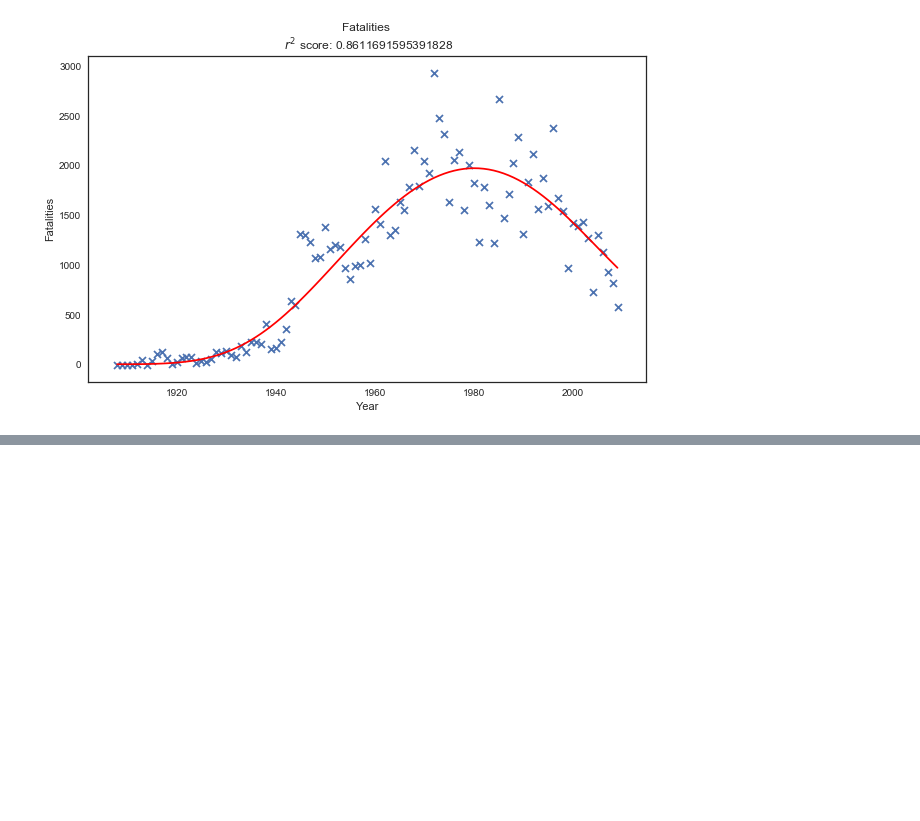
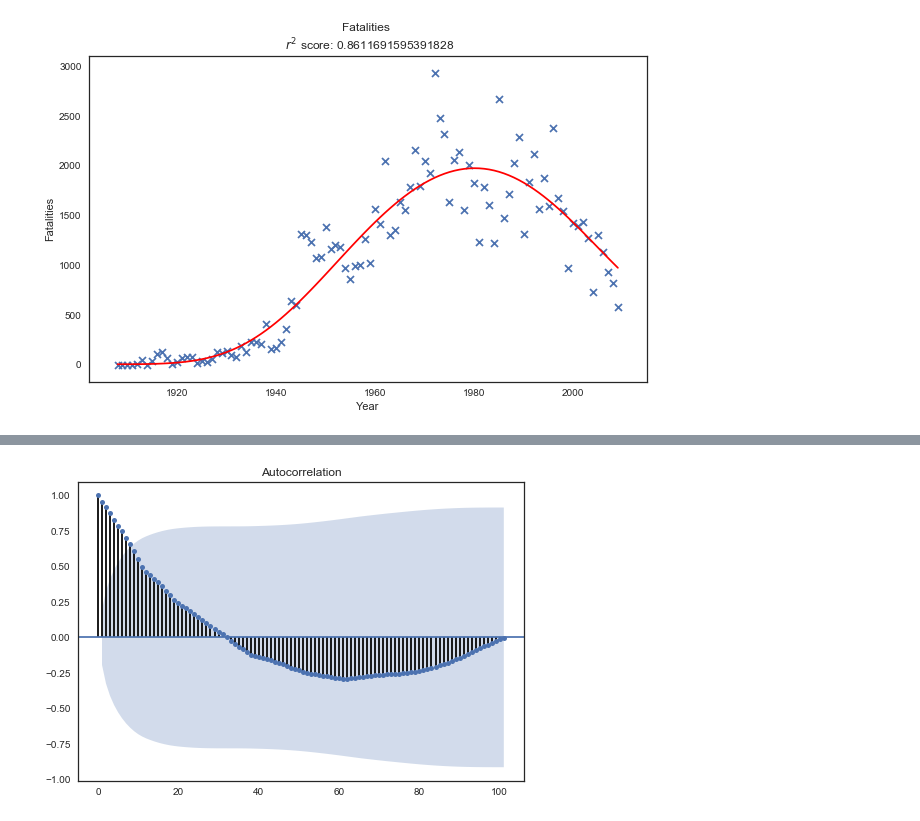
Before and after one commit to hakimbazet/airplanecrash, a Jupyter notebook: src/Prediction.ipynb, the cells around one changed output, grey strips where cells are left out. Cells and saved outputs as stored; diff of their text form; code cells hidden in the pictures; blank space fills up the shorter version.

```diff
--- a/src/Prediction.ipynb
+++ b/src/Prediction.ipynb
@@ -124,0 +167,4 @@ df
+# %%
+ts_log = np.log(ts)
+# %%
+ts_log.replace([-np.inf,np.inf],0,inplace=True)
@@ -124,0 +189,4 @@ df
+# %%
+acf = plot_acf(ts_log)
+# %% [output]
+[figure, added]
```
Also changed, not shown: parts of 66 cells of this notebook, 1 other file.
